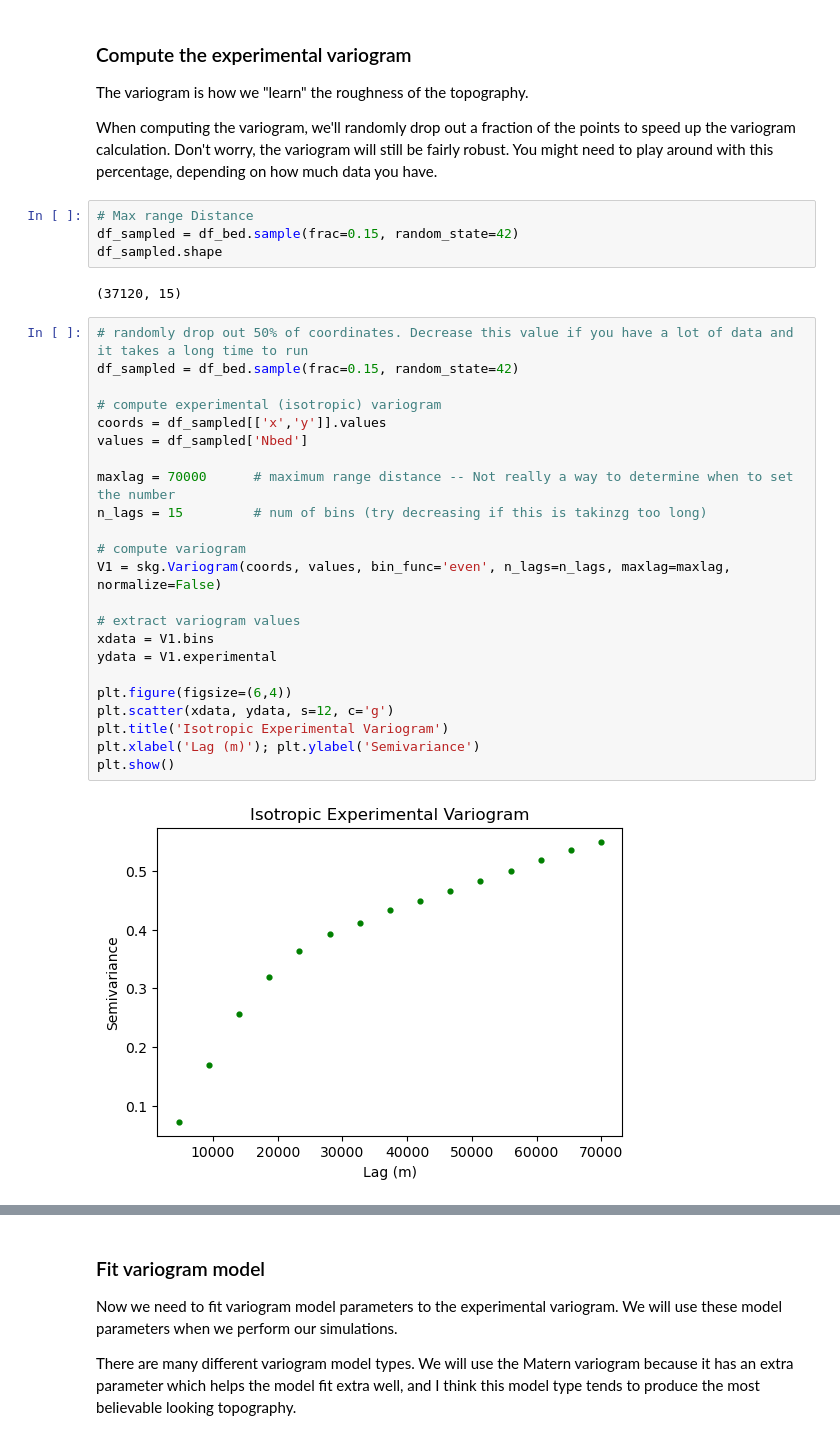
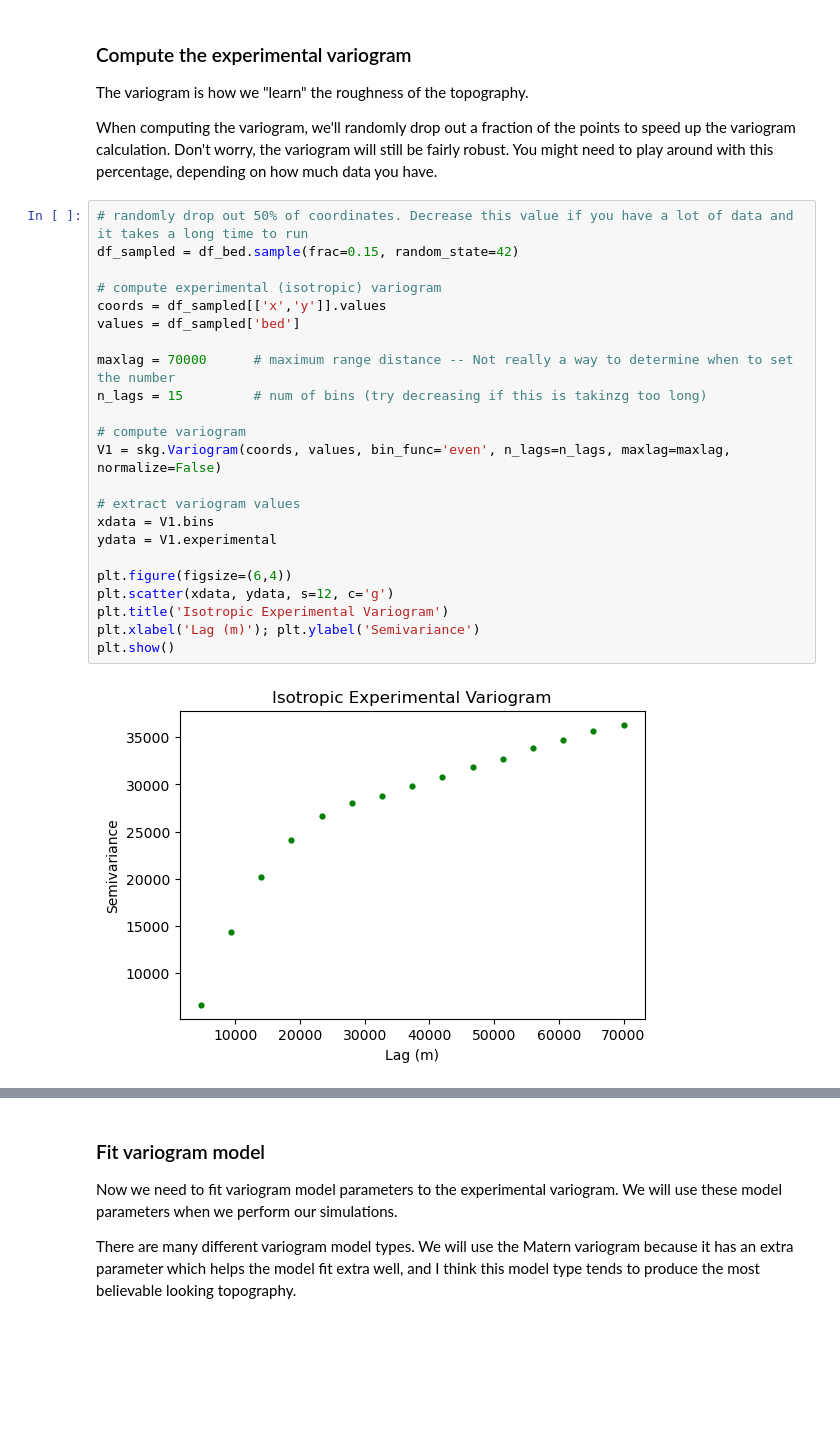
Before and after one commit to tylerrleee/MonteCarloMarkovChain, a Jupyter notebook: prerequisite_analysis/Geostatistics-1.ipynb, the cells around one changed output, grey strips where cells are left out. Cells and saved outputs as stored; diff of their text form; blank space fills up the shorter version.

```diff
--- a/prerequisite_analysis/Geostatistics-1.ipynb
+++ b/prerequisite_analysis/Geostatistics-1.ipynb
@@ -119,37 +119,31 @@ Answer: Using the raw and normalized transformation, it helps us understand the
 The variogram is how we "learn" the roughness of the topography.
 
 When computing the variogram, we'll randomly drop out a fraction of the points to speed up the variogram calculation. Don't worry, the variogram will still be fairly robust. You might need to play around with this percentage, depending on how much data you have.
-# %%
-# Max range Distance
-df_sampled = df_bed.sample(frac=0.15, random_state=42)
-df_sampled.shape
-# %% [output]
-(37120, 15)
 # %%
 # randomly drop out 50% of coordinates. Decrease this value if you have a lot of data and it takes a long time to run
 df_sampled = df_bed.sample(frac=0.15, random_state=42)
 
 # compute experimental (isotropic) variogram
 coords = df_sampled[['x','y']].values
-values = df_sampled['Nbed']
+values = df_sampled['bed']
 
 maxlag = 70000      # maximum range distance -- Not really a way to determine when to set the number
 n_lags = 15         # num of bins (try decreasing if this is takinzg too long)
 
 # compute variogram
 V1 = skg.Variogram(coords, values, bin_func='even', n_lags=n_lags, maxlag=maxlag, normalize=False)
 
 # extract variogram values
 xdata = V1.bins
 ydata = V1.experimental
 
 plt.figure(figsize=(6,4))
 plt.scatter(xdata, ydata, s=12, c='g')
 plt.title('Isotropic Experimental Variogram')
 plt.xlabel('Lag (m)'); plt.ylabel('Semivariance')
 plt.show()
 # %% [output]
-[figure, old version]
+[figure, new version]
 # %% [markdown]
 __Q2: By looking at your variogram model, roughly what is your sill and range? What do these parameters represent? Why does the semivariance axis go up to ~1?__
 
```
Also changed, not shown: parts of 14 cells of this notebook, 4 other files.
